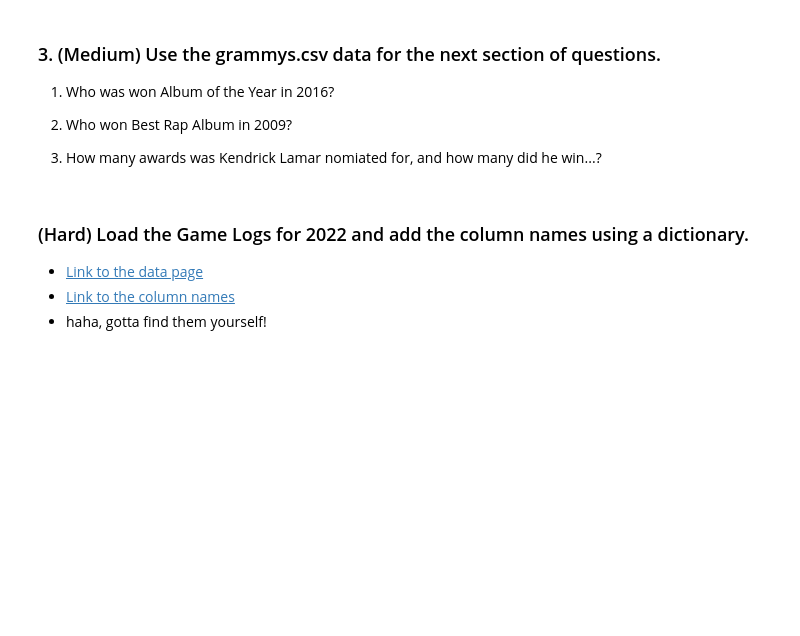
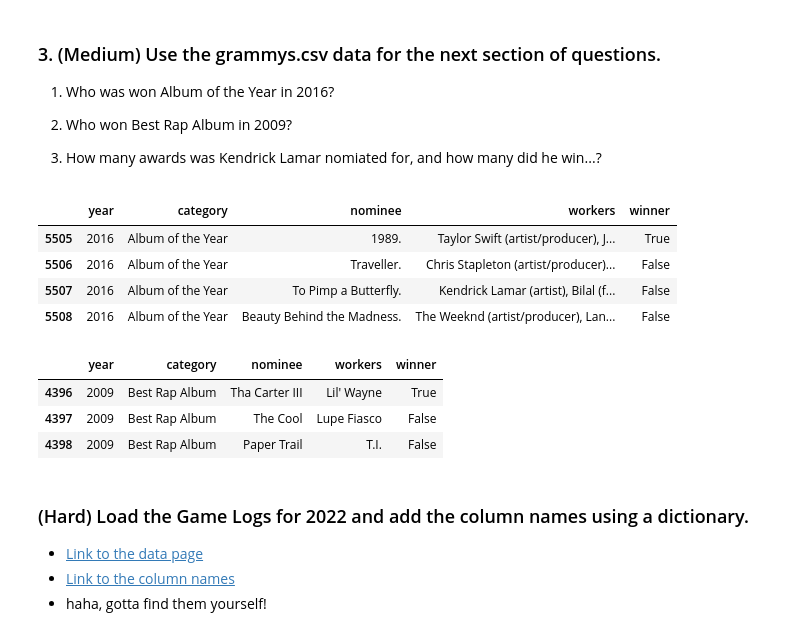
Before and after one commit to AnasAA98/my-fork-2024-fall-data-science, a Jupyter notebook: Week-01-Pandas/Exercise-MAA.ipynb, the cells around one changed output. Cells and saved outputs as stored; diff of their text form; code cells hidden in the pictures; blank space fills up the shorter version.

```diff
--- a/Week-01-Pandas/Exercise-MAA.ipynb
+++ b/Week-01-Pandas/Exercise-MAA.ipynb
@@ -124,6 +274,27 @@ Every question below this cell is extra credit and optional.
 
 
 3. How many awards was Kendrick Lamar nomiated for, and how many did he win...?
+# %%
+#1. Who was won Album of the Year in 2016?
+# Album of the Year in 2016
+df_grammys = pd.read_csv('data/grammys.csv')
+album_of_the_year_2016 = df_grammys[(df_grammys['year'] == 2016) & (df_grammys['category'] == 'Album of the Year')]
+album_of_the_year_2016
+# %% [output]
+|  | year | category | nominee | workers | winner |
+| 5505 | 2016 | Album of the Year | 1989. | Taylor Swift (artist/producer), J... | True |
+| 5506 | 2016 | Album of the Year | Traveller. | Chris Stapleton (artist/producer)... | False |
+| 5507 | 2016 | Album of the Year | To Pimp a Butterfly. | Kendrick Lamar (artist), Bilal (f... | False |
+| 5508 | 2016 | Album of the Year | Beauty Behind the Madness. | The Weeknd (artist/producer), Lan... | False |
+# %%
+# 2. Who won Best Rap Album in 2009?
+best_rap_album_2009 = df_grammys[(df_grammys['year'] == 2009) & (df_grammys['category'] == 'Best Rap Album')]
+best_rap_album_2009
+# %% [output]
+|  | year | category | nominee | workers | winner |
+| 4396 | 2009 | Best Rap Album | Tha Carter III | Lil' Wayne | True |
+| 4397 | 2009 | Best Rap Album | The Cool | Lupe Fiasco | False |
+| 4398 | 2009 | Best Rap Album | Paper Trail | T.I. | False |
 # %% [markdown]
 ### (Hard) Load the Game Logs for 2022 and add the column names using a dictionary.
 * [Link to the data page](https://www.retrosheet.org/gamelogs/)
```
Also changed, not shown: parts of 18 cells of this notebook, 1 other file.
